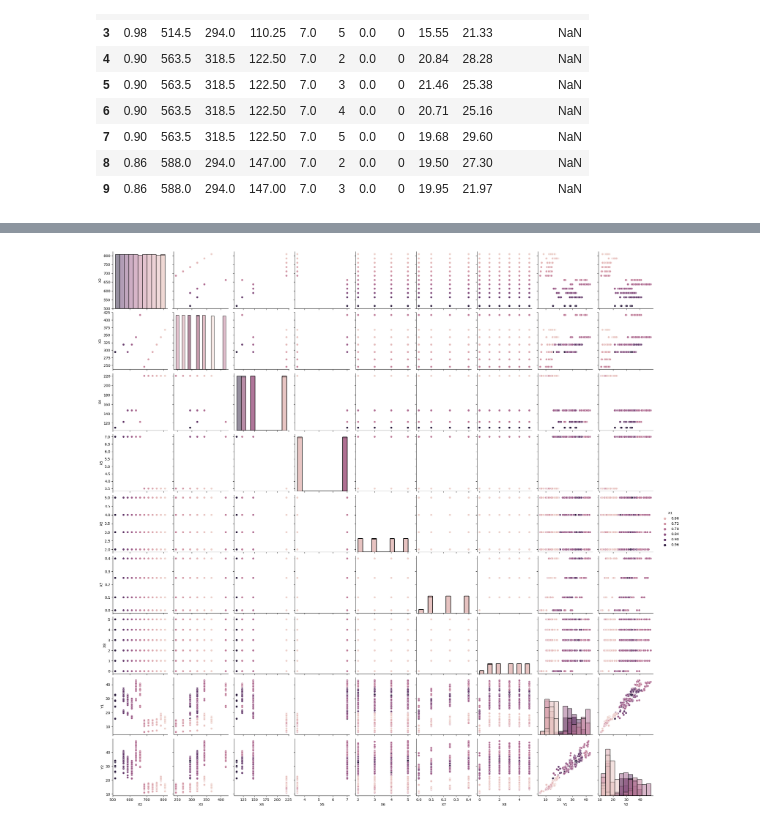
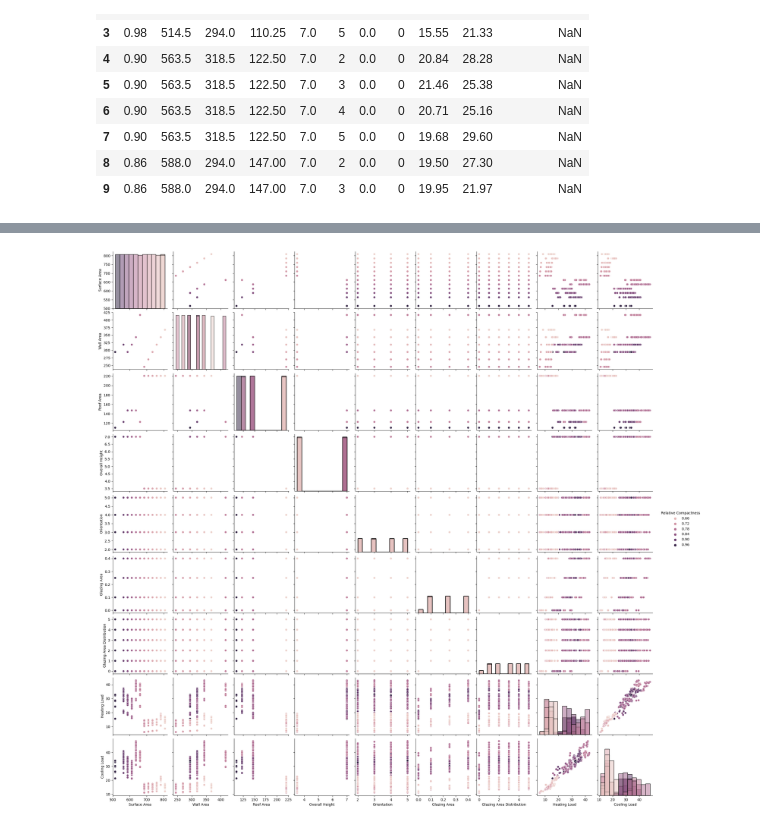
Before and after one commit to TalkingJupiter/Computational-Thinking-Final-Rep, a Jupyter notebook: Energy efficiency predictor project.ipynb, the cells around one changed output, grey strips where cells are left out. Drawn from its saved outputs; the diff is of its cells as text; code cells hidden in the pictures.

Commit message:
Redesign the df and made the graphs

```diff
--- a/Energy efficiency predictor project.ipynb
+++ b/Energy efficiency predictor project.ipynb
@@ -126,6 +138,17 @@ memory usage: 65.9 KB
 #Copy the dataframe
 cp_df = df
 cp_df.drop('Unnamed: 10', inplace=True, axis=1) # Droping the 10th column because it is empty
+# %%
+cp_df = cp_df.rename(columns = {'X1':'Relative Compactness',
+                                'X2':'Surface Area',
+                                'X3':'Wall Area',
+                                'X4':'Roof Area',
+                                'X5':'Overall Height',
+                                'X6':'Orientation',
+                                'X7':'Glazing Area',
+                                'X8':'Glazing Area Distribution',
+                                'Y1':'Heating Load',
+                                'Y2':'Cooling Load'}, inplace = False)
 # %%
 cp_df.head()
 # %% [output]
@@ -138,5 +161,5 @@ cp_df.head()
 # %%
-sns.pairplot(cp_df, hue='X1', diag_kind = 'hist')
+sns.pairplot(cp_df, hue='Relative Compactness', diag_kind = 'hist')
 plt.show()
 # %% [output]
-[figure, old version]
+[figure, new version]
```
Also changed, not shown: parts of 3 cells of this notebook.
